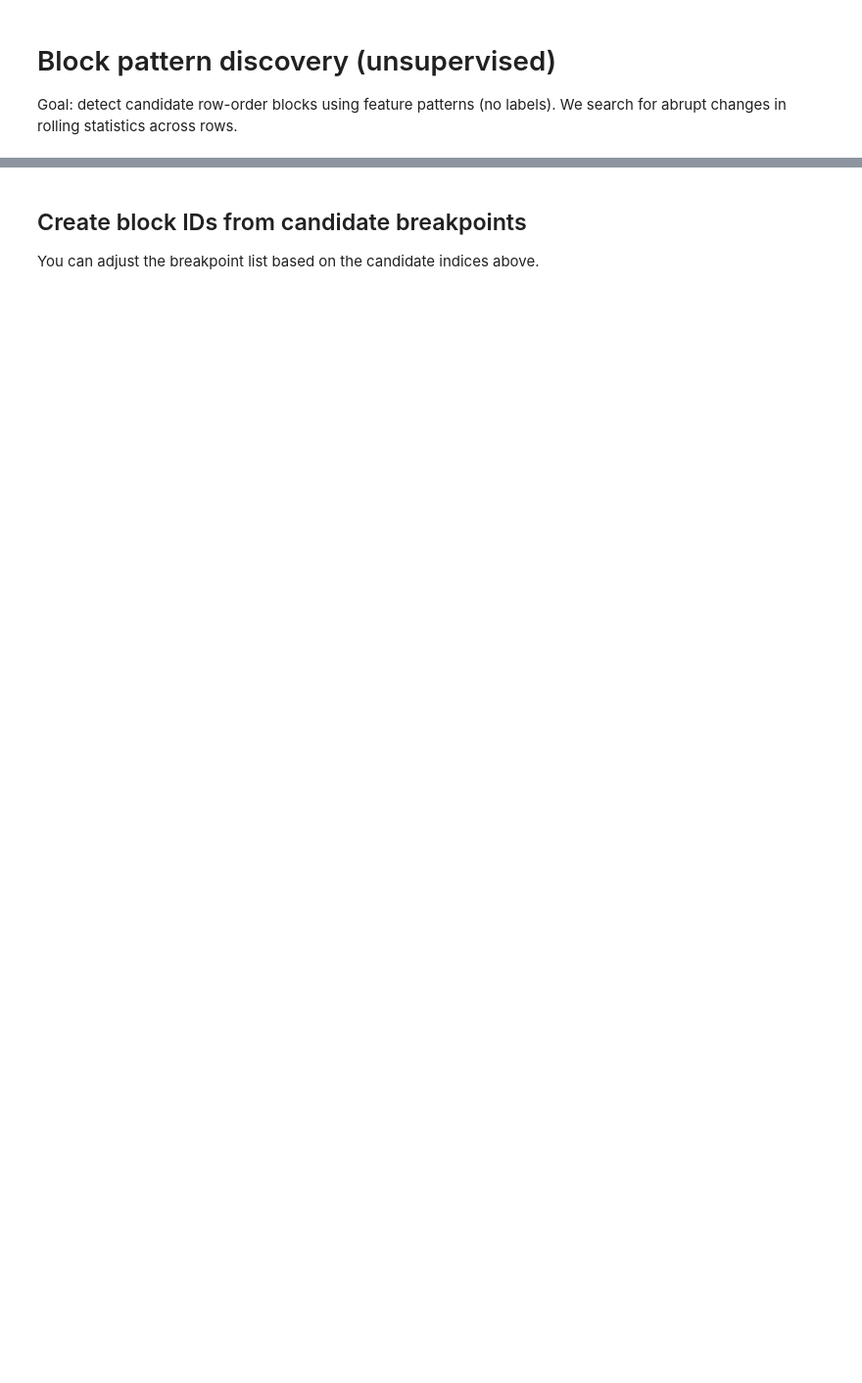
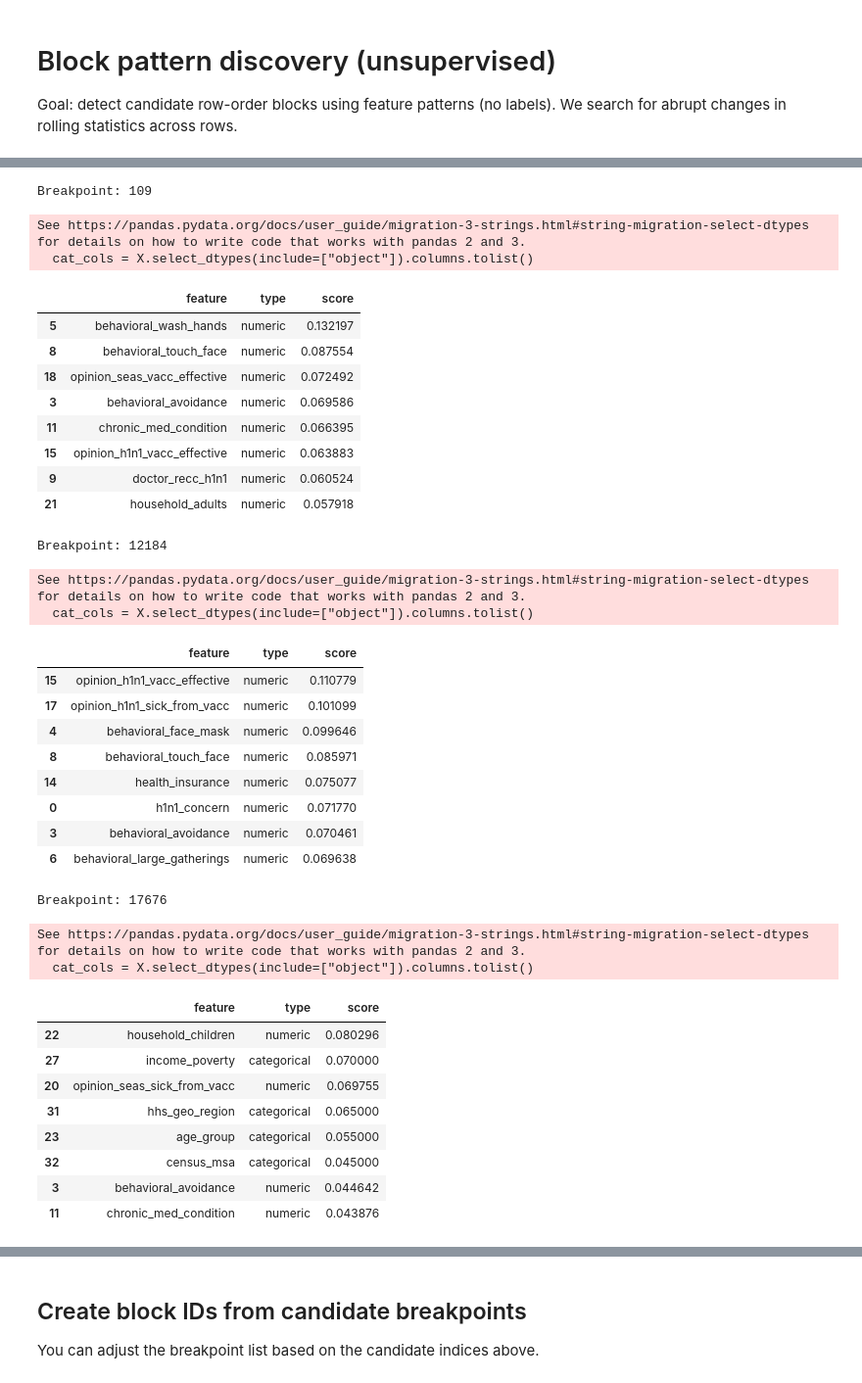
Before and after one commit to VigMarton/drivendata_flu_prediction, a Jupyter notebook: notebooks/block_pattern_discovery.ipynb, the cells around one changed output, grey strips where cells are left out. Shown at 98% size. Drawn from its saved outputs; the diff is of its cells as text; code cells hidden in the pictures; blank space fills up the shorter version.

```diff
--- a/notebooks/block_pattern_discovery.ipynb
+++ b/notebooks/block_pattern_discovery.ipynb
@@ -85,0 +193,80 @@ candidate_breaks
+# %%
+def top_drift_features(X: pd.DataFrame, break_idx: int, window: int = 200, top_n: int = 8) -> pd.DataFrame:
+    start = max(0, break_idx - window)
+    end = min(len(X), break_idx + window)
+    left = X.iloc[start:break_idx]
+    right = X.iloc[break_idx:end]
+
+    num_cols = X.select_dtypes(exclude=["object"]).columns.tolist()
+    cat_cols = X.select_dtypes(include=["object"]).columns.tolist()
+    if "__is_train__" in num_cols:
+        num_cols.remove("__is_train__")
+
+    rows = []
+
+    for col in num_cols:
+        l = left[col].astype(float)
+        r = right[col].astype(float)
+        if l.notna().any() and r.notna().any():
+            diff = float(abs(l.mean() - r.mean()))
+            scale = float(l.std() + r.std() + 1e-9)
+            rows.append({"feature": col, "type": "numeric", "score": diff / scale})
+
+    for col in cat_cols:
+        l = left[col]
+        r = right[col]
+        if l.dropna().empty or r.dropna().empty:
+            continue
+        top = pd.concat([l, r]).value_counts(dropna=True).idxmax()
+        l_share = float((l == top).mean())
+        r_share = float((r == top).mean())
+        rows.append({"feature": col, "type": "categorical", "score": abs(l_share - r_share)})
+
+    miss = X.isna().mean(axis=1)
+    miss_diff = float(abs(miss.iloc[start:break_idx].mean() - miss.iloc[break_idx:end].mean()))
+    rows.append({"feature": "__missing_rate__", "type": "missingness", "score": miss_diff})
+
+    out = pd.DataFrame(rows).sort_values("score", ascending=False)
+    return out.head(top_n)
+
+
+for b in filtered_breaks:
+    print("\nBreakpoint:", b)
+    display(top_drift_features(X_full, b, window=200, top_n=8))
+# %% [output]
+Breakpoint: 109
+See https://pandas.pydata.org/docs/user_guide/migration-3-strings.html#string-migration-select-dtypes for details on how to write code that works with pandas 2 and 3.
+  cat_cols = X.select_dtypes(include=["object"]).columns.tolist()
+|  | feature | type | score |
+| 5 | behavioral_wash_hands | numeric | 0.132197 |
+| 8 | behavioral_touch_face | numeric | 0.087554 |
+| 18 | opinion_seas_vacc_effective | numeric | 0.072492 |
+| 3 | behavioral_avoidance | numeric | 0.069586 |
+| 11 | chronic_med_condition | numeric | 0.066395 |
+| 15 | opinion_h1n1_vacc_effective | numeric | 0.063883 |
+| 9 | doctor_recc_h1n1 | numeric | 0.060524 |
+| 21 | household_adults | numeric | 0.057918 |
+Breakpoint: 12184
+See https://pandas.pydata.org/docs/user_guide/migration-3-strings.html#string-migration-select-dtypes for details on how to write code that works with pandas 2 and 3.
+  cat_cols = X.select_dtypes(include=["object"]).columns.tolist()
+|  | feature | type | score |
+| 15 | opinion_h1n1_vacc_effective | numeric | 0.110779 |
+| 17 | opinion_h1n1_sick_from_vacc | numeric | 0.101099 |
+| 4 | behavioral_face_mask | numeric | 0.099646 |
+| 8 | behavioral_touch_face | numeric | 0.085971 |
+| 14 | health_insurance | numeric | 0.075077 |
+| 0 | h1n1_concern | numeric | 0.071770 |
+| 3 | behavioral_avoidance | numeric | 0.070461 |
+| 6 | behavioral_large_gatherings | numeric | 0.069638 |
+Breakpoint: 17676
+See https://pandas.pydata.org/docs/user_guide/migration-3-strings.html#string-migration-select-dtypes for details on how to write code that works with pandas 2 and 3.
+  cat_cols = X.select_dtypes(include=["object"]).columns.tolist()
+|  | feature | type | score |
+| 22 | household_children | numeric | 0.080296 |
+| 27 | income_poverty | categorical | 0.070000 |
+| 20 | opinion_seas_sick_from_vacc | numeric | 0.069755 |
+| 31 | hhs_geo_region | categorical | 0.065000 |
+| 23 | age_group | categorical | 0.055000 |
+| 32 | census_msa | categorical | 0.045000 |
+| 3 | behavioral_avoidance | numeric | 0.044642 |
+| 11 | chronic_med_condition | numeric | 0.043876 |
```
Also changed, not shown: parts of 9 cells of this notebook, 2 other files.
